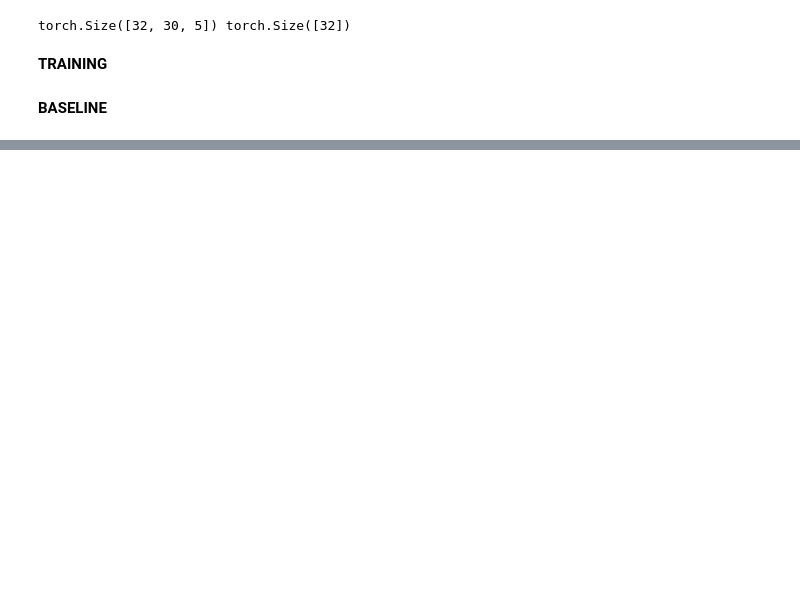
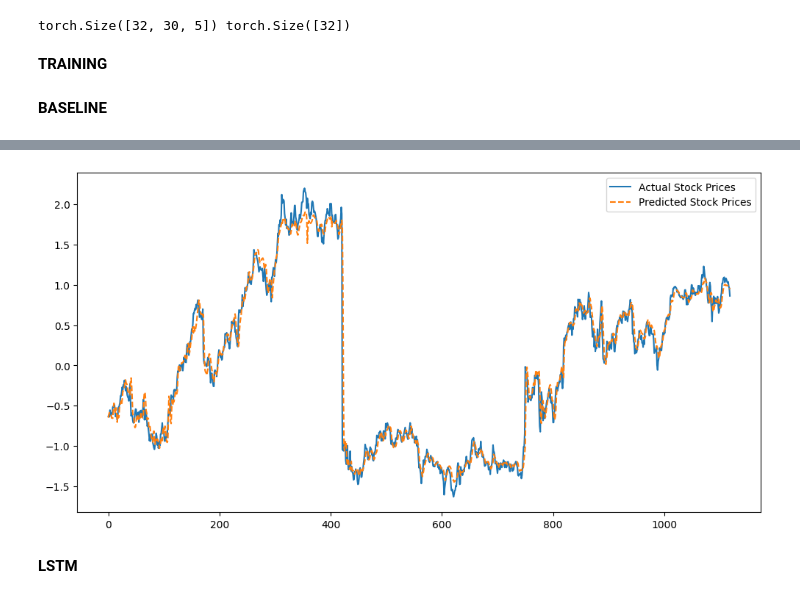
Before and after one commit to dasgauranga2/RNN-Stock-Price-Prediction, a Jupyter notebook: Assignment 3.ipynb, the cells around one changed output, grey strips where cells are left out. Cells and saved outputs as stored; diff of their text form; code cells hidden in the pictures; blank space fills up the shorter version.

Commit message:
Plotting model predictions

```diff
--- a/Assignment 3.ipynb
+++ b/Assignment 3.ipynb
@@ -91,7 +104,8 @@ N = 30  # Number of days to look back
 batch_size = 32  # Batch size for DataLoader
 
 # Instantiate the dataset
-train_data = StockDataset(df, N)
+train_data = StockDataset(train_scaled_data, N)
+#test_data = StockDataset(test_df, N)
 # %%
 # Create the DataLoader
 train_dataloader = DataLoader(train_data, batch_size=batch_size, shuffle=True)
@@ -134,14 +175,40 @@ def train(model, dataloader, criterion, optimizer):
+# %%
+# function to plot the predicted values and actual values
+def evaluate(model, dataset):
+    true = []
+    preds = []
+
+    model.eval()
+
+    with torch.no_grad():
+        for i in range(len(dataset)):
+            x,y = dataset[i]
+
+            x = x.unsqueeze(0)
+
+            pred = model(x)
+
+            true.append(y.item())
+            preds.append(pred.item())
+
+    plt.figure(figsize=(12, 6))
+    plt.plot(true, label='Actual Stock Prices')
+    plt.plot(preds, label='Predicted Stock Prices', linestyle='--')
+    plt.legend()
+    plt.show()
 # %% [markdown]
 **BASELINE**
 # %%
 class Baseline(nn.Module):
-    def __init__(self):
+    def __init__(self, feature_size, hidden_dim):
 
         super().__init__()
 
-        self.rnn = nn.RNN(5,16,batch_first=True)
+        self.rnn = nn.RNN(feature_size,
+                          hidden_dim,
+                          batch_first=True)
 
-        self.fc = nn.Linear(16, 1)
+        self.fc = nn.Linear(hidden_dim, 1)
 
     def forward(self, x):
 
@@ -158,0 +224,5 @@ model = Baseline()
+# %%
+feature_size = 5
+hidden_dim = 8
+
+model = Baseline(feature_size, hidden_dim).to(device)
@@ -158,0 +247,6 @@ model = Baseline()
+# %%
+evaluate(model, train_data)
+# %% [output]
+[figure, added]
+# %% [markdown]
+**LSTM**
```
Also changed, not shown: parts of 28 cells of this notebook.
